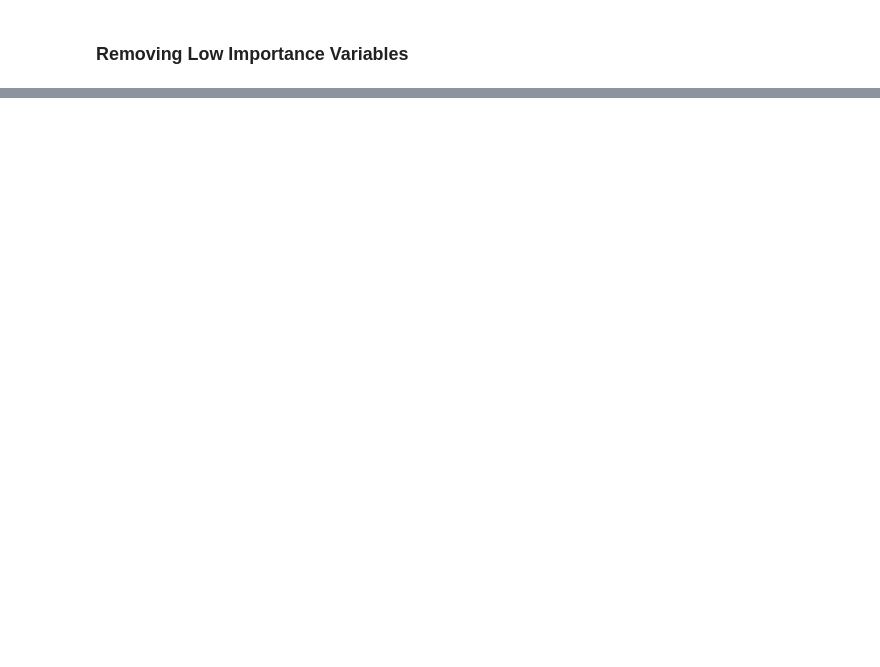
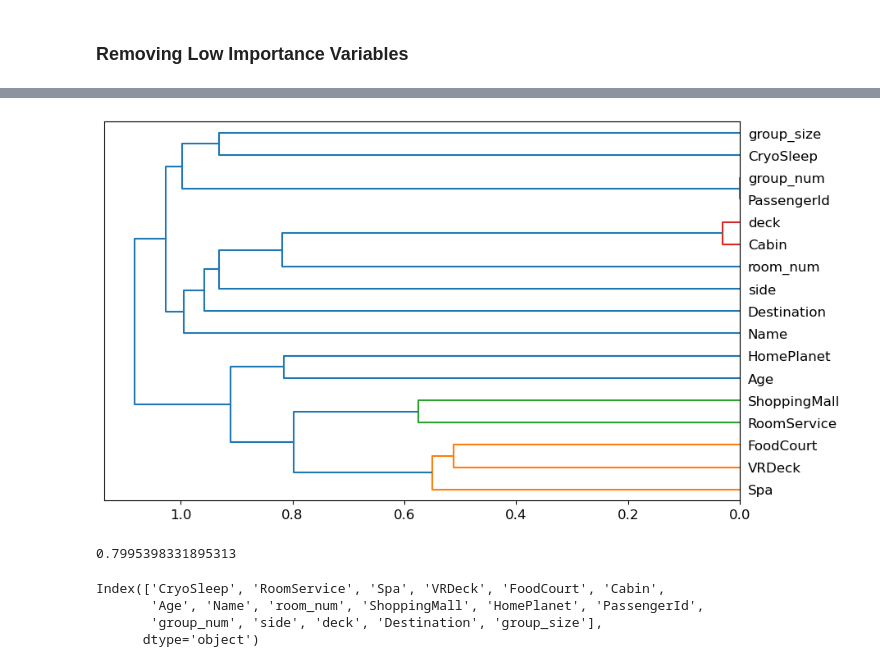
Before and after one commit to peterbull/spaceship-titanic, a Jupyter notebook: spaceship-titanic.ipynb, the cells around one changed output, grey strips where cells are left out. Drawn from its saved outputs; the diff is of its cells as text; code cells hidden in the pictures; blank space fills up the shorter version.

```diff
--- a/spaceship-titanic.ipynb
+++ b/spaceship-titanic.ipynb
@@ -570,0 +597,4 @@ plot_fi(fi)
+# %%
+cluster_columns(xs_imp)
+# %% [output]
+[figure, added]
@@ -570,0 +606,11 @@ plot_fi(fi)
+# %%
+get_oob(xs_imp)
+# %% [output]
+0.7995398331895313
+# %%
+xs_imp.columns
+# %% [output]
+Index(['CryoSleep', 'RoomService', 'Spa', 'VRDeck', 'FoodCourt', 'Cabin',
+       'Age', 'Name', 'room_num', 'ShoppingMall', 'HomePlanet', 'PassengerId',
+       'group_num', 'side', 'deck', 'Destination', 'group_size'],
+      dtype='object')
```
Also changed, not shown: parts of 12 cells of this notebook.
